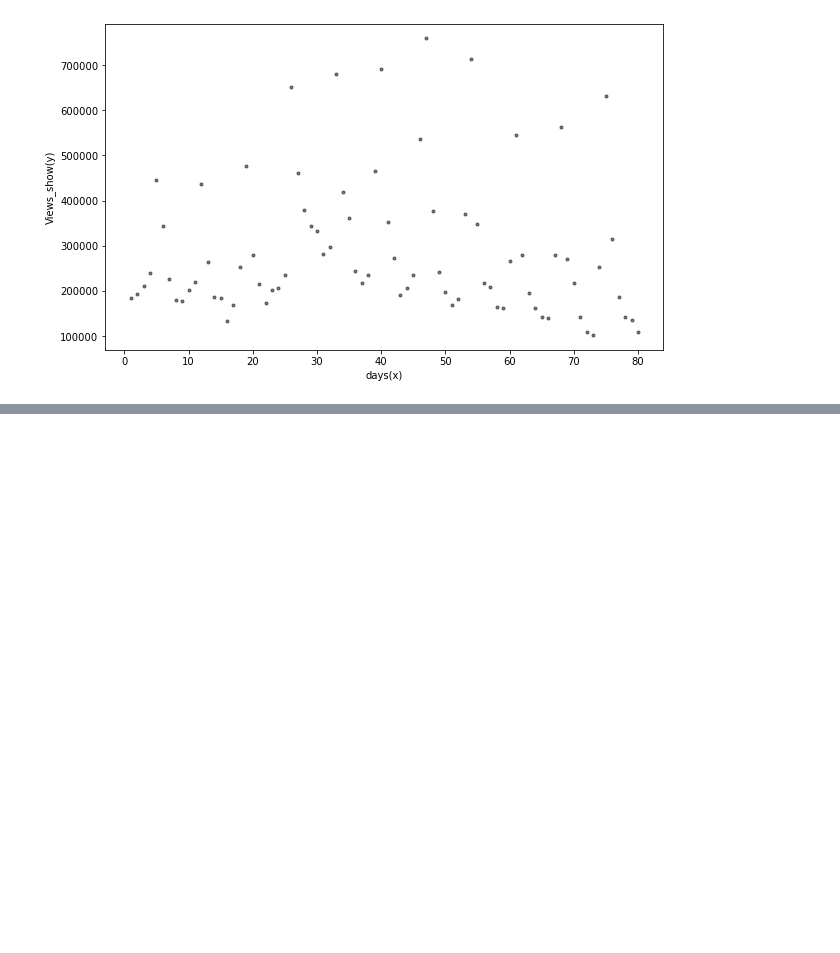
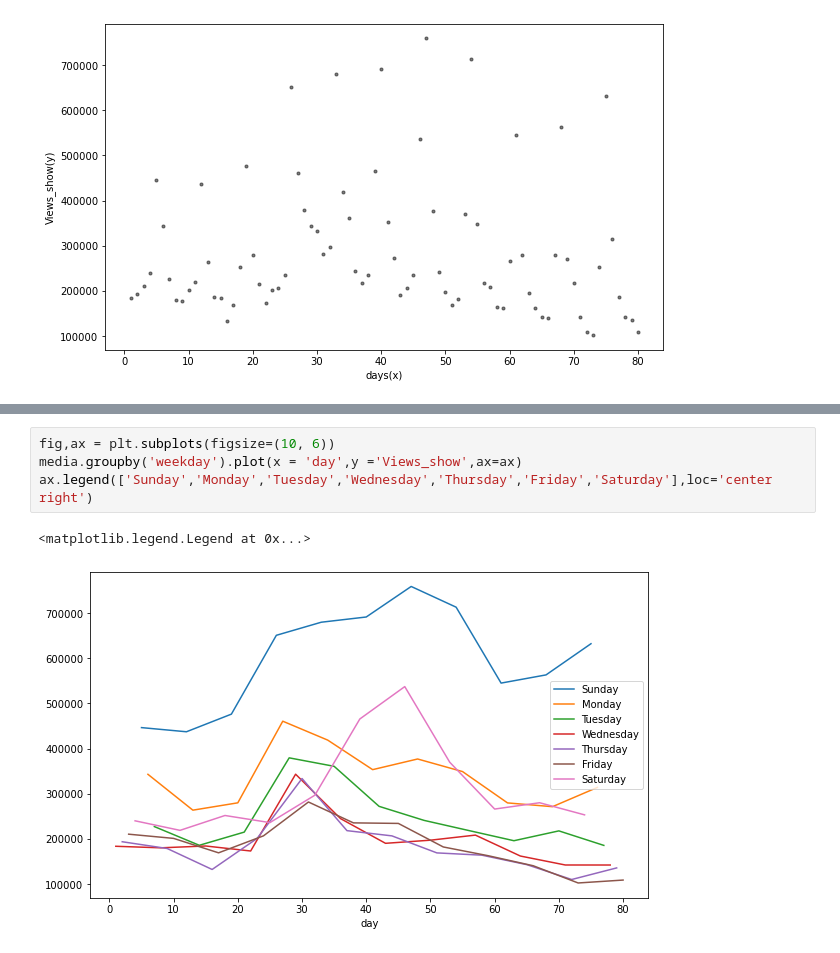
Before and after one commit to vivekkum-ar/Media-Company-Linear-Regression, a Jupyter notebook: Media-Company-Case-Study.ipynb, the cells around one changed output, grey strips where cells are left out. Saved outputs shown, nothing was run; the diff lists cells and outputs as text; blank space fills up the shorter version.

```diff
--- a/Media-Company-Case-Study.ipynb
+++ b/Media-Company-Case-Study.ipynb
@@ -178,0 +222,7 @@ plt.show()
+# %%
+fig,ax = plt.subplots(figsize=(10, 6))
+media.groupby('weekday').plot(x = 'day',y ='Views_show',ax=ax)
+ax.legend(['Sunday','Monday','Tuesday','Wednesday','Thursday','Friday','Saturday'],loc='center right')
+# %% [output]
+<matplotlib.legend.Legend at 0x...>
+[figure, added]
```
Also changed, not shown: parts of 8 cells of this notebook.
